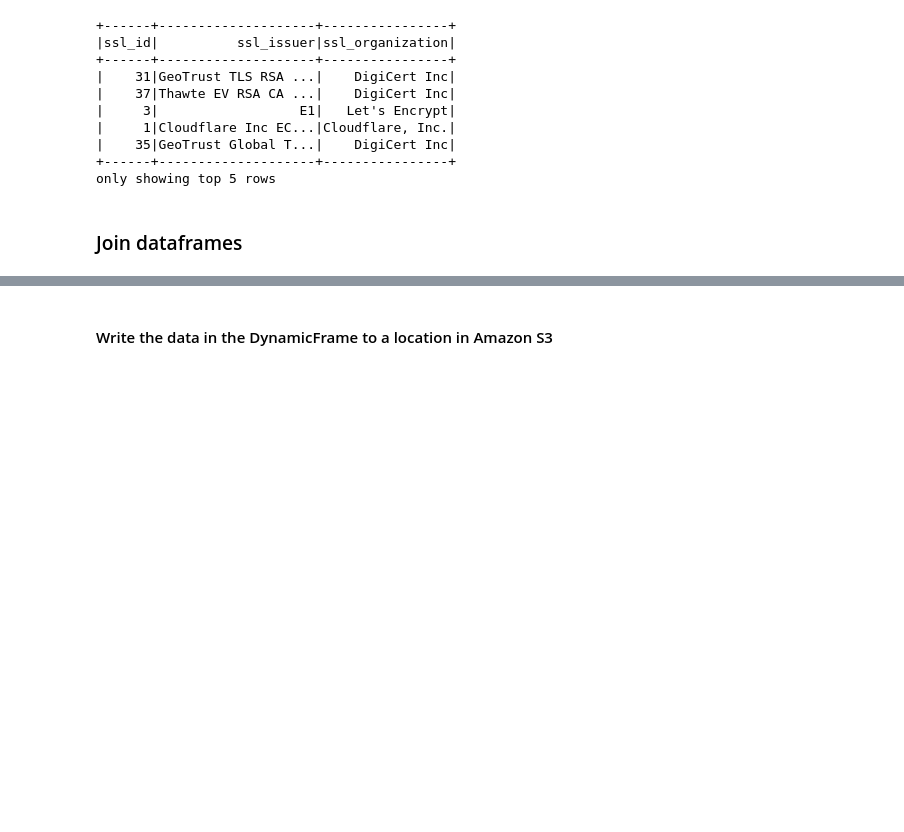
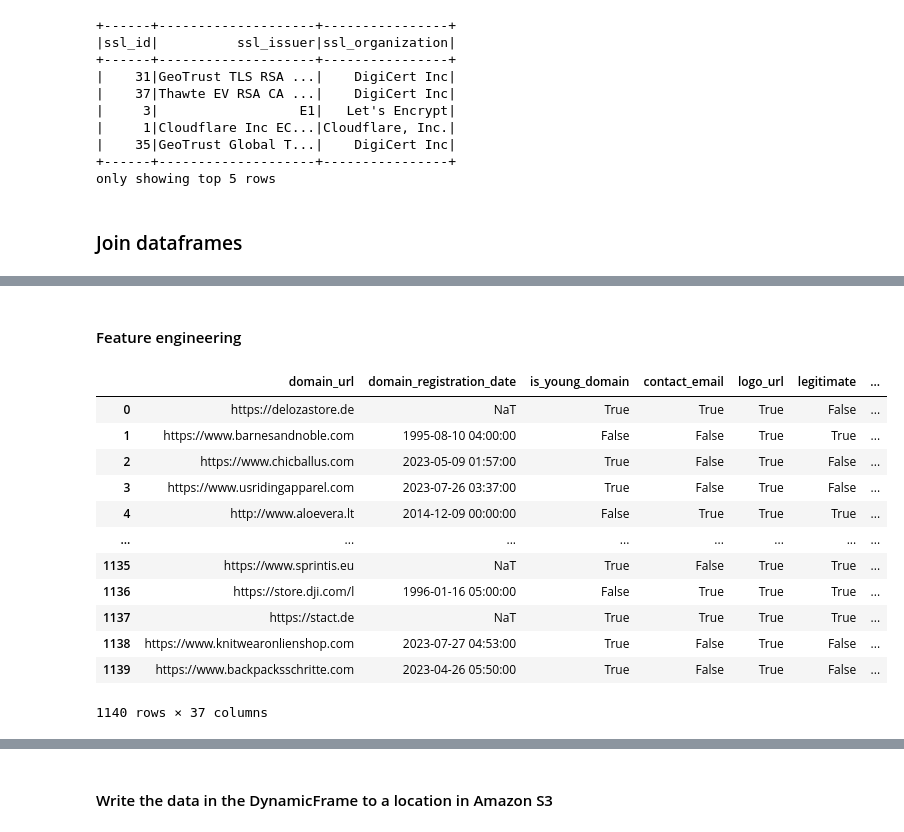
Before and after one commit to bertoramos/fraud-detection, a Jupyter notebook: src/etl/ETL fraud-detection-db.ipynb, the cells around one changed output, grey strips where cells are left out. Cells and saved outputs as stored; diff of their text form; code cells hidden in the pictures; blank space fills up the shorter version.

```diff
--- a/src/etl/ETL fraud-detection-db.ipynb
+++ b/src/etl/ETL fraud-detection-db.ipynb
@@ -228,6 +248,16 @@ data = data.join(
     "shop_id", "left"
 ).drop("review_id")
 
+tmp = df_set["ssl_issuer"].join(
+    df_set["certs"],
+    "ssl_id", "left"
+).drop("cert_id").drop("ssl_id")
+
+data = data.join(
+    tmp,
+    "shop_id", "left"
+)
+
 data.toPandas()
 # %% [output]
 |  | shop_id | domain_url | domain_registration_date | is_young_domain | contact_email | logo_url | legitimate | ... |
@@ -245,0 +276,2 @@ data.toPandas()
+# %% [markdown]
+#### Feature engineering
@@ -245,0 +284,58 @@ data.toPandas()
+# %%
+
+@udf(ArrayType(StringType()))
+def separate_domain(ss):
+    if not ss or not isinstance(ss, str):  # Manejo de valores nulos o no cadena
+        return ["", "", "", ""]
+
+    url = urlparse(ss)
+    domain = tldextract.extract(url.netloc if url.netloc else url.path)
+
+    return [url.scheme, domain.subdomain, domain.domain, domain.suffix]
+
+new_data = data\
+    .withColumn("domain_length", length(col("domain_url"))) \
+    .withColumn("character_length", length( regexp_replace(col("domain_url"), "[^a-zA-Z]", "") ) )  \
+    .withColumn("digit_length", length( regexp_replace(col("domain_url"), "[^0-9]", "") ) )  \
+    .withColumn("has_www", col("domain_url").contains("www")) \
+    .withColumn("number_points", length( regexp_replace(col("domain_url"), "[^\.]", "")) ) \
+    .withColumn("domain_struct", separate_domain( col("domain_url")) ) \
+    .withColumn("scheme", col("domain_struct").getItem(0) ) \
+    .withColumn("subdomain", col("domain_struct").getItem(1) ) \
+    .withColumn("domain", col("domain_struct").getItem(2) ) \
+    .withColumn("prefix", col("domain_struct").getItem(3) ) \
+    .withColumn("url_len", length(col("domain_url")) ) \
+    .withColumn("domain_len", length(col("domain")) ) \
+    \
+    .withColumn("domain_registration_year", year(col("domain_registration_date")) ) \
+    .withColumn("domain_registration_month", month(col("domain_registration_date")) ) \
+    .withColumn("domain_registration_day", dayofmonth(col("domain_registration_date")) ) \
+    .withColumn("domain_registration_hour", hour(col("domain_registration_date")) ) \
+    .withColumn("domain_registration_min", minute(col("domain_registration_date")) ) \
+    \
+    .withColumn("cert_expire_date_year", year(col("cert_expire_date")) ) \
+    .withColumn("cert_expire_date_month", month(col("cert_expire_date")) ) \
+    .withColumn("cert_expire_date_day", dayofmonth(col("cert_expire_date")) ) \
+    .withColumn("cert_expire_date_hour", hour(col("cert_expire_date")) ) \
+    .withColumn("cert_expire_date_min", minute(col("cert_expire_date")) ) \
+    .drop("domain_struct") \
+    .drop("shop_id")
+    #.withColumn("top_domain", concat_ws(".", col("top_domain_list") ) ) \
+    #.withColumn("sub_domain_count", size( col("top_domain_list") ) ) \
+    #.withColumn("top_domain_len", length( col("top_domain") ) )
+
+new_data.toPandas()
+# %% [output]
+|  | domain_url | domain_registration_date | is_young_domain | contact_email | logo_url | legitimate | ... |
+| 0 | https://delozastore.de | NaT | True | True | True | False | ... |
+| 1 | https://www.barnesandnoble.com | 1995-08-10 04:00:00 | False | False | True | True | ... |
+| 2 | https://www.chicballus.com | 2023-05-09 01:57:00 | True | False | True | False | ... |
+| 3 | https://www.usridingapparel.com | 2023-07-26 03:37:00 | True | False | True | False | ... |
+| 4 | http://www.aloevera.lt | 2014-12-09 00:00:00 | False | True | True | True | ... |
+| ... | ... | ... | ... | ... | ... | ... | ... |
+| 1135 | https://www.sprintis.eu | NaT | True | False | True | True | ... |
+| 1136 | https://store.dji.com/l | 1996-01-16 05:00:00 | False | True | True | True | ... |
+| 1137 | https://stact.de | NaT | True | True | True | True | ... |
+| 1138 | https://www.knitwearonlienshop.com | 2023-07-27 04:53:00 | True | False | True | False | ... |
+| 1139 | https://www.backpacksschritte.com | 2023-04-26 05:50:00 | True | False | True | False | ... |
+1140 rows × 37 columns
```
Also changed, not shown: parts of 17 cells of this notebook.
